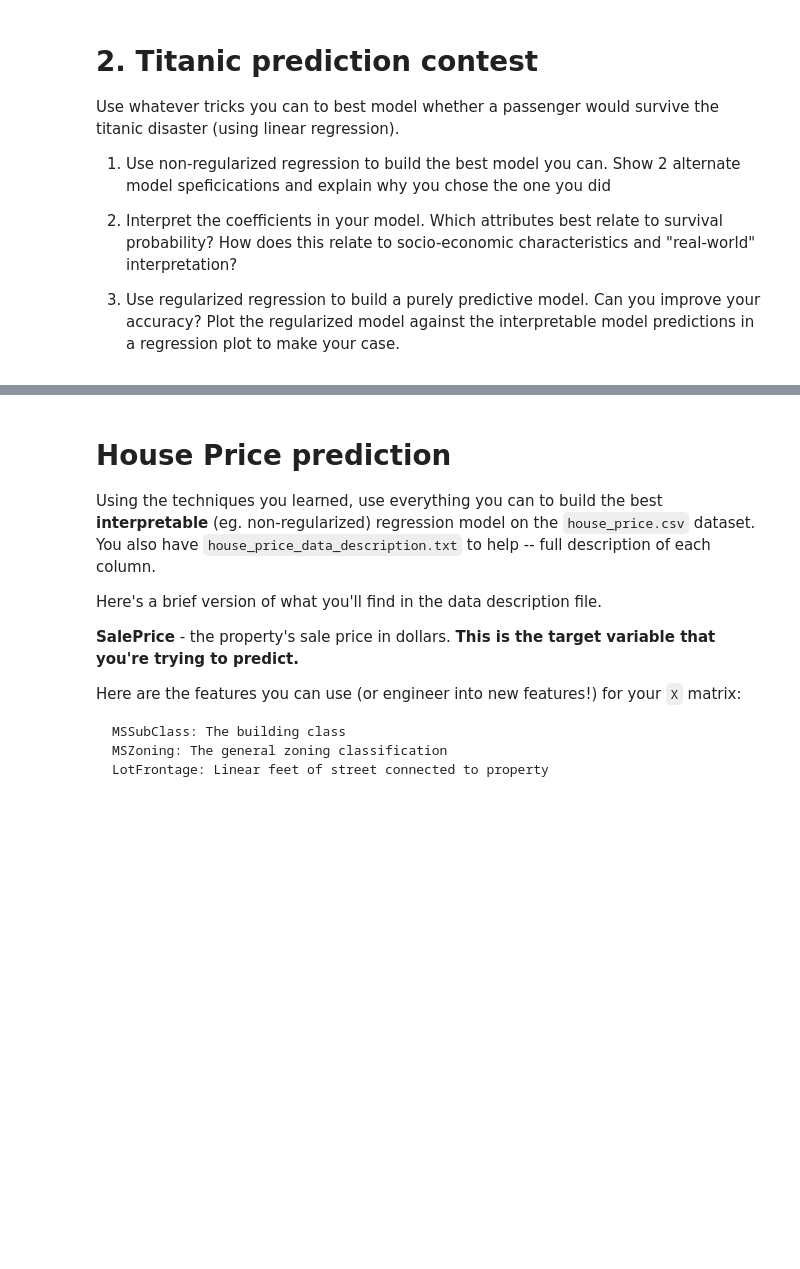
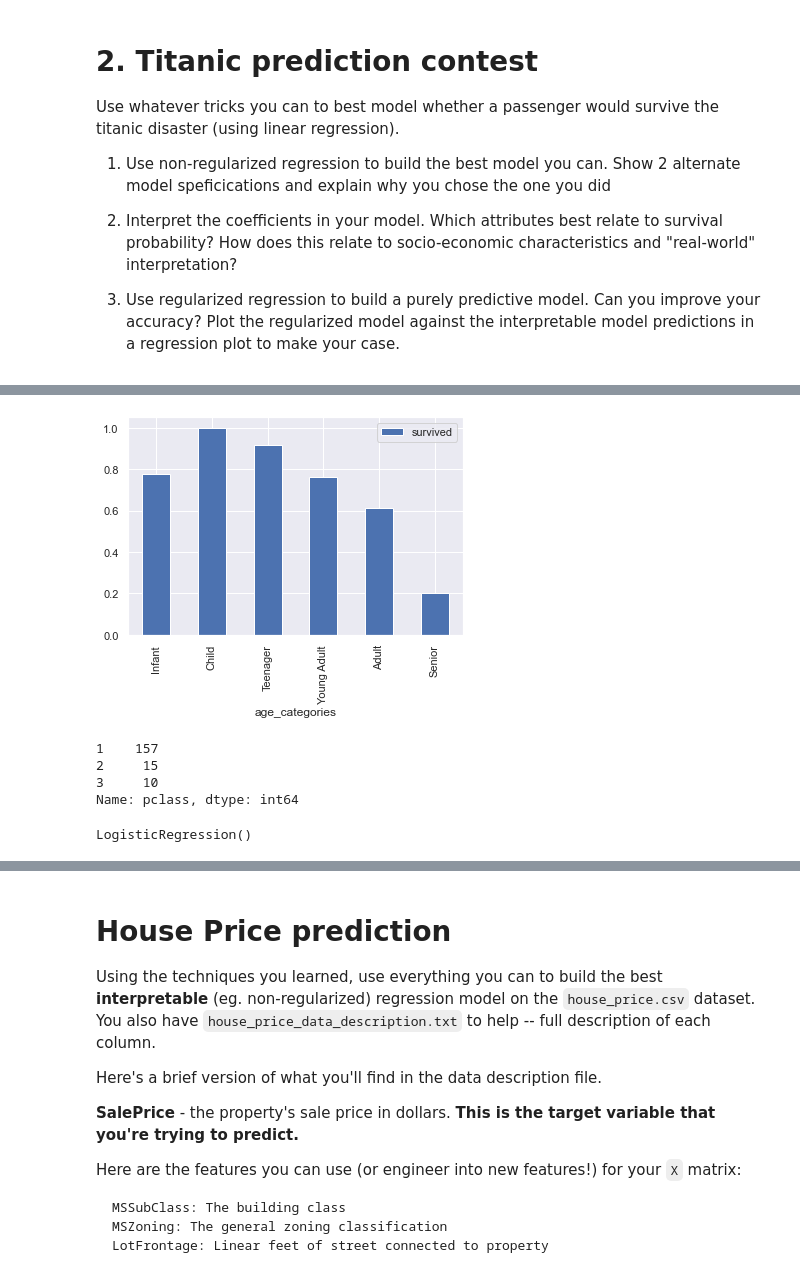
Before and after one commit to cb-ds-1/m3-3-engineering-regression, a Jupyter notebook: workshop.ipynb, the cells around one changed output, grey strips where cells are left out. Saved outputs shown, nothing was run; the diff lists cells and outputs as text; code cells hidden in the pictures; blank space fills up the shorter version.

```diff
--- a/workshop.ipynb
+++ b/workshop.ipynb
@@ -20,0 +249,18 @@ Use whatever tricks you can to best model whether a passenger would survive the
+# %%
+cut_points = [-1,0,5,12,18,35,60,100]
+label_names = ["Missing","Infant","Child","Teenager","Young Adult","Adult","Senior"]
+titanic = process_age(titanic,cut_points,label_names)
+
+
+pivot = titanic.pivot_table(index="age_categories",values='survived')
+pivot.plot.bar()
+plt.show()
+# %% [output]
+[figure, added]
+# %%
+titanic["pclass"].value_counts()
+# %% [output]
+1    157
+2     15
+3     10
+Name: pclass, dtype: int64
@@ -20,0 +277,5 @@ Use whatever tricks you can to best model whether a passenger would survive the
+# %%
+columns = ['pclass_2', 'pclass_3', 'sex_male']
+lr.fit(titanic[columns], titanic['survived'])
+# %% [output]
+LogisticRegression()
```
Also changed, not shown: parts of 52 cells of this notebook.
